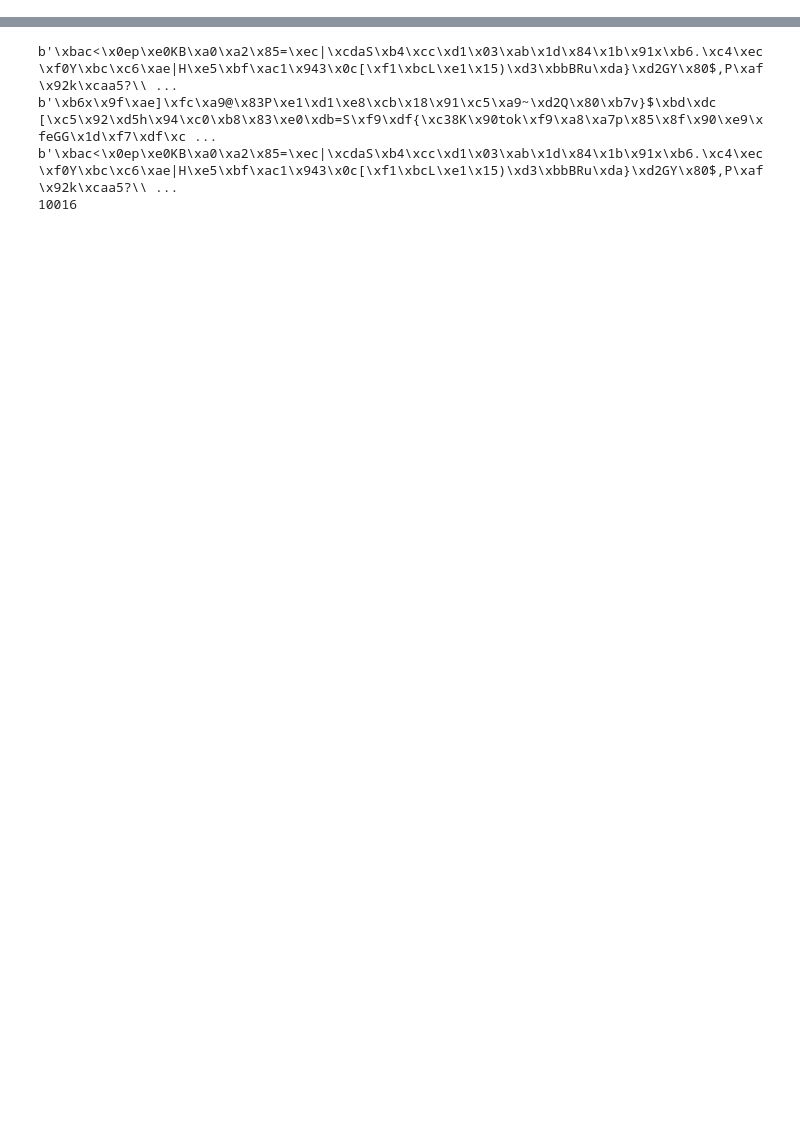
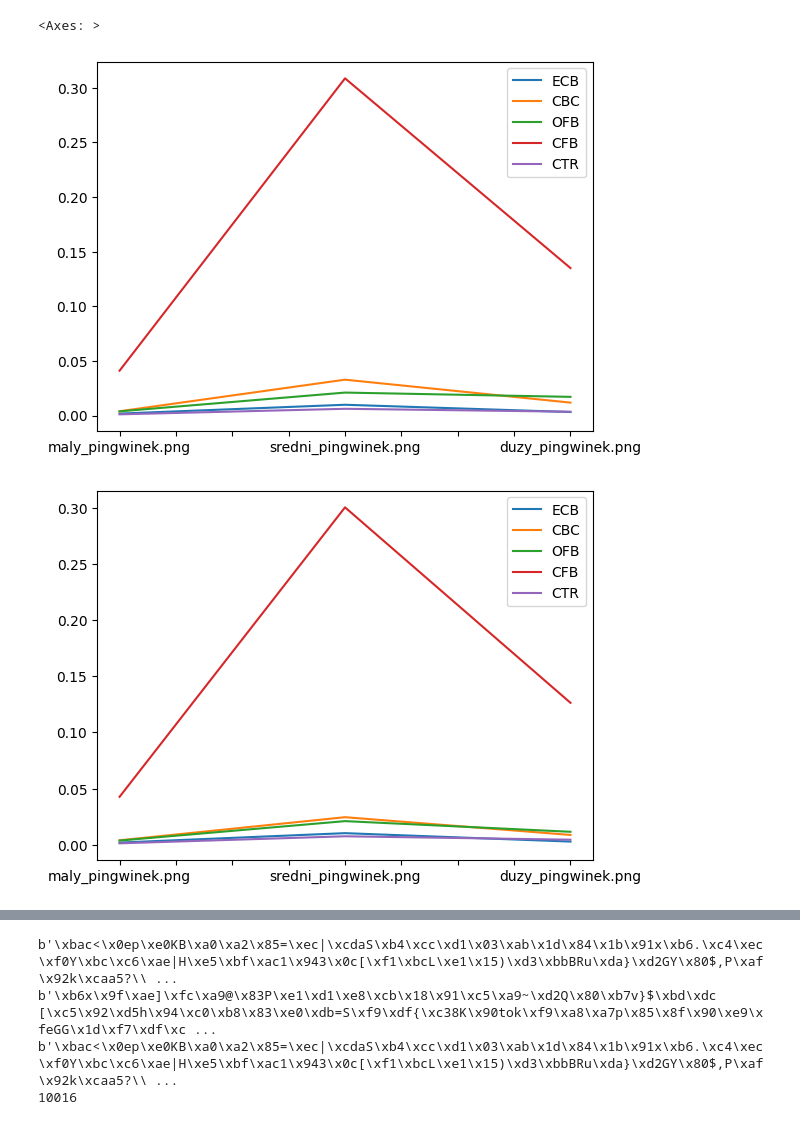
Before and after one commit to qkb2/cryptography-lab, a Jupyter notebook: zad4/block.ipynb, the cells around one changed output, grey strips where cells are left out. Drawn from its saved outputs; the diff is of its cells as text; code cells hidden in the pictures; blank space fills up the shorter version.

```diff
--- a/zad4/block.ipynb
+++ b/zad4/block.ipynb
@@ -20,6 +20,42 @@ for mode in modes:
         en_bytes = cipher.encrypt(byte_img)
         en_png = Image.frombytes(img.mode, img.size, en_bytes)
         en_png.save('pingwiny/normal/{}_{}'.format(mode_names[mode], file), 'PNG')
+# %%
+import pandas as pd
+import time
+
+files = ['maly_pingwinek.png', 'sredni_pingwinek.png', 'duzy_pingwinek.png']
+algos = [mode_names[mode] for mode in modes]
+df_en = pd.DataFrame(index=files, columns=algos)
+df_en.fillna(0)
+df_de = pd.DataFrame(index=files, columns=algos)
+df_de.fillna(0)
+
+for mode in modes:
+    cipher = AES.new(key=key, mode=mode)
+    cipher_de = AES.new(key=key, mode=mode)
+    for file in files:
+        with open(file, 'rb') as f:
+            img = Image.open(file)
+            byte_img = img.tobytes()
+            byte_img = pad(byte_img, AES.block_size)
+            t0_en = time.perf_counter()
+            en_bytes = cipher.encrypt(byte_img)
+            t1_en = time.perf_counter()
+
+            t0_de = time.perf_counter()
+            de_bytes = cipher_de.decrypt(en_bytes)
+            t1_de = time.perf_counter()
+
+            df_en.at[file, mode_names[mode]] = t1_en-t0_en
+            df_de.at[file, mode_names[mode]] = t1_de-t0_de
+
+df_en.plot()
+df_de.plot()
+# %% [output]
+<Axes: >
+[figure, added]
+[figure, added]
 # %%
 for mode in modes:
     cipher = AES.new(key=key, mode=mode)
```
Also changed, not shown: parts of 4 cells of this notebook, 5 other files.
